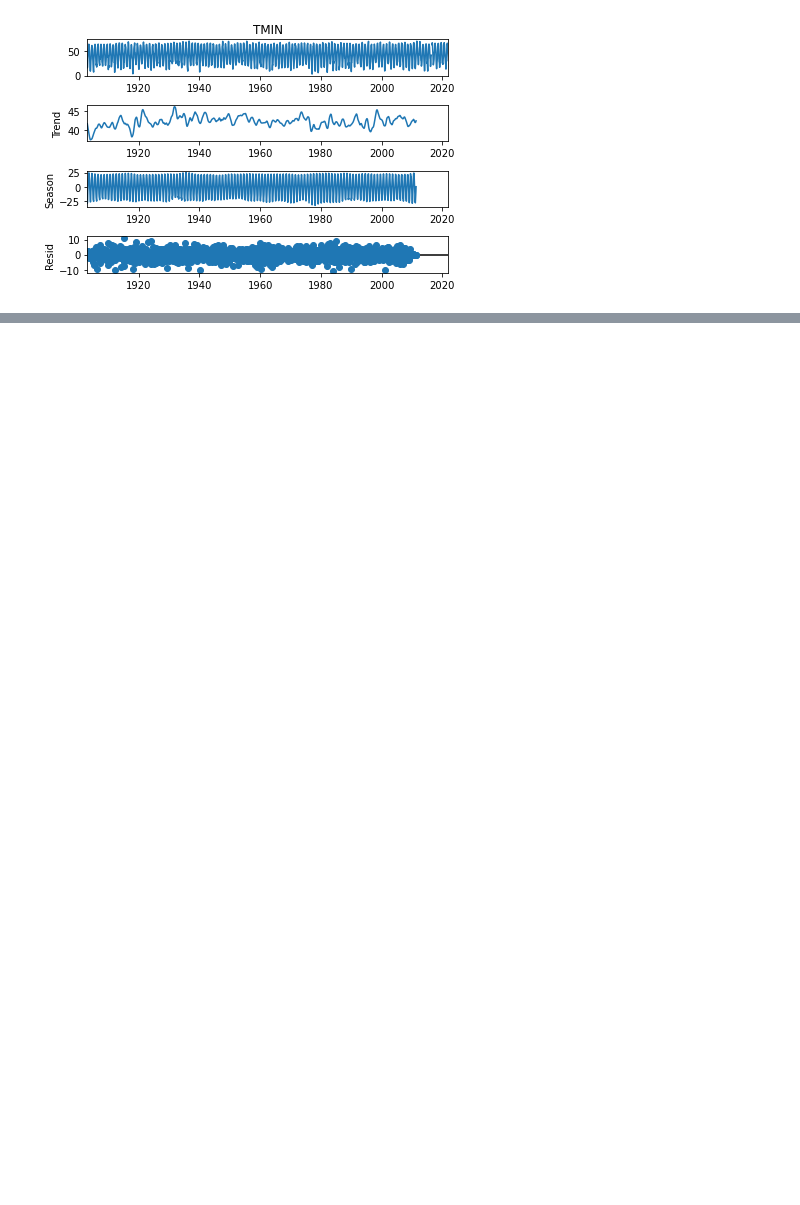
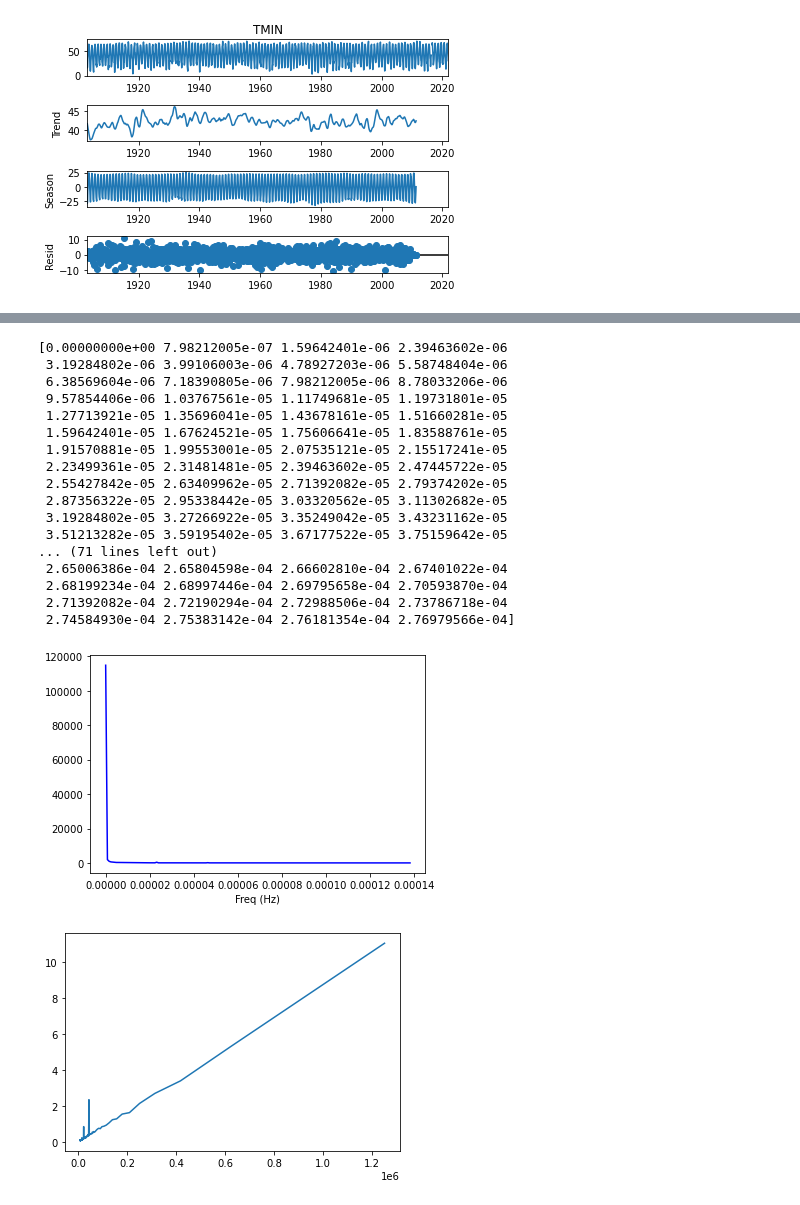
Before and after one commit to thodson-usgs/stf-decomposition, a Jupyter notebook: notebooks/00_getting_started.ipynb, the cells around one changed output, grey strips where cells are left out. Cells and saved outputs as stored; diff of their text form; code cells hidden in the pictures; blank space fills up the shorter version.

```diff
--- a/notebooks/00_getting_started.ipynb
+++ b/notebooks/00_getting_started.ipynb
@@ -41,0 +66,44 @@ fig = res.plot()
+# %%
+# Trying out fft on co2 data
+from numpy.fft import fft, ifft
+X = fft(co2)
+N = len(X)
+n = np.arange(N)
+
+sr = 1 / (60*60)
+T = N / sr
+freq = n/T
+print(freq)
+n_oneside = int(N/2)
+
+f_oneside = freq[:n_oneside]
+
+plt.plot(f_oneside, np.abs(X[:n_oneside]), 'b')
+plt.xlabel('Freq (Hz)')
+plt.show()
+
+
+t_h = 1 / f_oneside
+
+plt.plot(t_h, np.abs(X[:n_oneside] / n_oneside))
+plt.show()
+# %% [output]
+[0.00000000e+00 7.98212005e-07 1.59642401e-06 2.39463602e-06
+ 3.19284802e-06 3.99106003e-06 4.78927203e-06 5.58748404e-06
+ 6.38569604e-06 7.18390805e-06 7.98212005e-06 8.78033206e-06
+ 9.57854406e-06 1.03767561e-05 1.11749681e-05 1.19731801e-05
+ 1.27713921e-05 1.35696041e-05 1.43678161e-05 1.51660281e-05
+ 1.59642401e-05 1.67624521e-05 1.75606641e-05 1.83588761e-05
+ 1.91570881e-05 1.99553001e-05 2.07535121e-05 2.15517241e-05
+ 2.23499361e-05 2.31481481e-05 2.39463602e-05 2.47445722e-05
+ 2.55427842e-05 2.63409962e-05 2.71392082e-05 2.79374202e-05
+ 2.87356322e-05 2.95338442e-05 3.03320562e-05 3.11302682e-05
+ 3.19284802e-05 3.27266922e-05 3.35249042e-05 3.43231162e-05
+ 3.51213282e-05 3.59195402e-05 3.67177522e-05 3.75159642e-05
+... (71 lines left out)
+ 2.65006386e-04 2.65804598e-04 2.66602810e-04 2.67401022e-04
+ 2.68199234e-04 2.68997446e-04 2.69795658e-04 2.70593870e-04
+ 2.71392082e-04 2.72190294e-04 2.72988506e-04 2.73786718e-04
+ 2.74584930e-04 2.75383142e-04 2.76181354e-04 2.76979566e-04]
+[figure, added]
+[figure, added]
```
Also changed, not shown: parts of 4 cells of this notebook, 1 other file.
